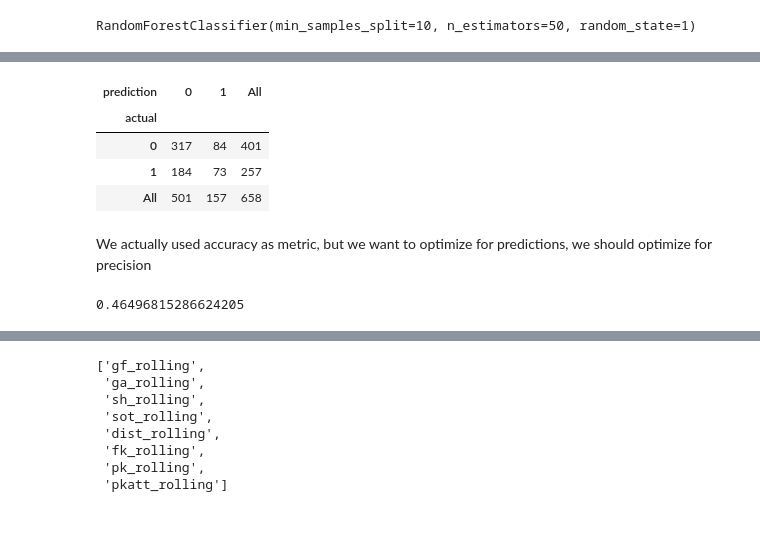
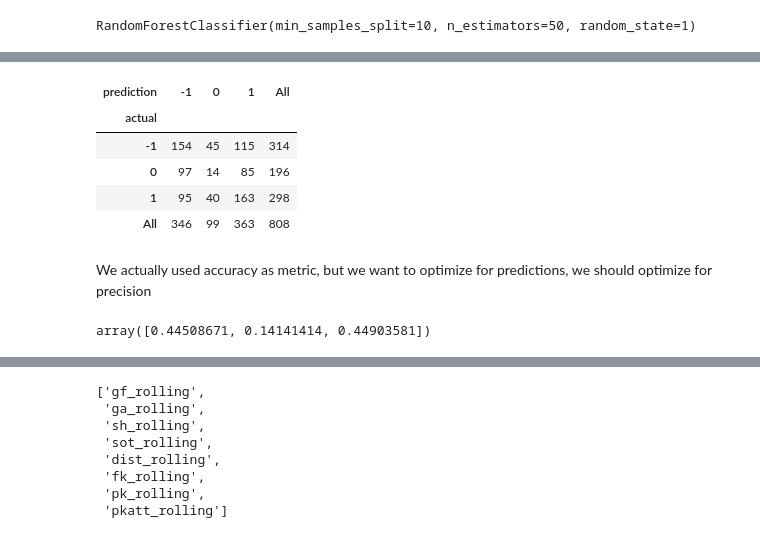
Before and after one commit to RuiFSP/Premier-League-Football, a Jupyter notebook: predict_football.ipynb, the cells around one changed output, grey strips where cells are left out. Cells and saved outputs as stored; diff of their text form; code cells hidden in the pictures.

```diff
--- a/predict_football.ipynb
+++ b/predict_football.ipynb
@@ -239,2 +251,2 @@ acc
 # %%
-combined = pd.DataFrame({'team': test['team'], 'opponent': test['opponent'], 'result': test['result'], 'prediction': preds})
+combined = pd.DataFrame({ 'actual': y_test, 'prediction': preds})
@@ -243,20 +253,21 @@ combined_small = pd.DataFrame({'actual':test['target'], 'prediction':preds})
 # %%
-pd.crosstab(index=combined_small['actual'], columns=combined_small['prediction'], margins=True)
+pd.crosstab(index=combined['actual'], columns=combined['prediction'], margins=True)
 # %% [output]
-| prediction | 0 | 1 | All |
-| actual |  |  |  |
-| 0 | 317 | 84 | 401 |
-| 1 | 184 | 73 | 257 |
-| All | 501 | 157 | 658 |
+| prediction | -1 | 0 | 1 | All |
+| actual |  |  |  |  |
+| -1 | 154 | 45 | 115 | 314 |
+| 0 | 97 | 14 | 85 | 196 |
+| 1 | 95 | 40 | 163 | 298 |
+| All | 346 | 99 | 363 | 808 |
 # %% [markdown]
 We actually used accuracy as metric, but we want to optimize for predictions, we should optimize for precision
 # %%
 from sklearn.metrics import precision_score
 
 # when we predict a win, how often is it a win
-precision_score(test['target'], preds)
+precision_score(y_test, preds, average=None)
 # %% [output]
-0.46496815286624205
+array([0.44508671, 0.14141414, 0.44903581])
 # %%
 grouped_matches = matches.groupby('team')
 # %%
```
Also changed, not shown: parts of 9 cells of this notebook.
